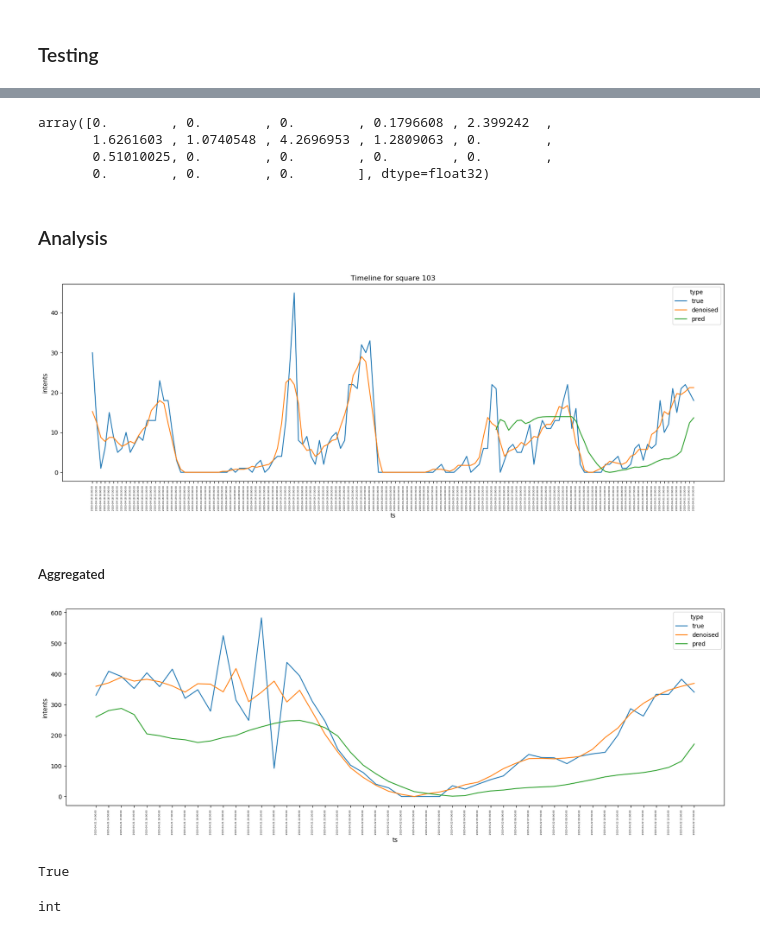
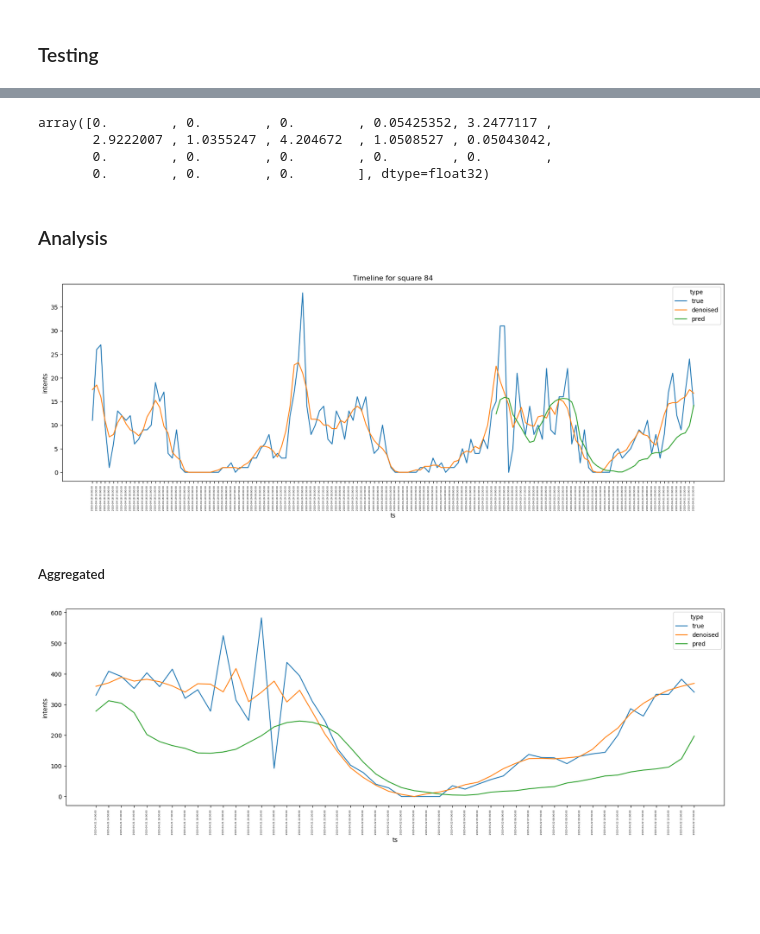
Before and after one commit to andreychubin-careem/geo_spatial_convlstm, a Jupyter notebook: train_model.ipynb, the cells around one changed output, grey strips where cells are left out. Cells and saved outputs as stored; diff of their text form; code cells hidden in the pictures; blank space fills up the shorter version.

```diff
--- a/train_model.ipynb
+++ b/train_model.ipynb
@@ -163,9 +163,9 @@ backbone = EDConvLSTM(
 # %%
 backbone = ConvTTLSTMNet(
     input_channels=1,
-    layers_per_block = (1, 1),
-    hidden_channels  = (8, 8),
-    cell_params={'order': 3, 'steps': 3, 'ranks': 8},
+    layers_per_block = (1),
+    hidden_channels  = (16),
+    cell_params={'order': 3, 'steps': 6, 'ranks': 8},
     kernel_size=3,
     bias=True,
     teacher_forcing=False,
@@ -194,8 +194,8 @@ mse will be used instead of rmse as masked loss function
 # %%
 trainer = pl.Trainer(
     default_root_dir='amman_convttlstm_logs',
-    min_epochs=30,
-    max_epochs=100,
+    min_epochs=10,
+    max_epochs=20,
     num_sanity_val_steps=0,
     log_every_n_steps=1,
     callbacks=[pb, MetricsCallback(), ck]
@@ -260,9 +260,9 @@ np_preds = np.squeeze(np.concatenate([x.numpy() for x in preds]))
 # %%
 np_preds[0][3][9]
 # %% [output]
-array([0.        , 0.        , 0.        , 0.1796608 , 2.399242  ,
-       1.6261603 , 1.0740548 , 4.2696953 , 1.2809063 , 0.        ,
-       0.51010025, 0.        , 0.        , 0.        , 0.        ,
+array([0.        , 0.        , 0.        , 0.05425352, 3.2477117 ,
+       2.9222007 , 1.0355247 , 4.204672  , 1.0508527 , 0.05043042,
+       0.        , 0.        , 0.        , 0.        , 0.        ,
        0.        , 0.        , 0.        ], dtype=float32)
 # %% [markdown]
 ### Analysis
@@ -305,9 +305,9 @@ tt = time['ts'].values[test_indexes[0]-HORIZON:]
 test_data = data[data['ts'] >= tt[0]].copy()
 test_den_data = denoised_df[denoised_df['ts'] >= tt[0]].copy()
 # %%
-draw_series(test_data, test_den_data, np_preds, tt, ids, 2, 103)
+draw_series(test_data, test_den_data, np_preds, tt, ids, 0, 84)
 # %% [output]
-[figure, old version]
+[figure, new version]
 # %% [markdown]
 ##### Aggregated
 # %%
@@ -336,4 +336,4 @@ sns.lineplot(agg, x='ts', y='intents', hue='type')
 plt.xticks(fontsize=4, rotation=90)
 plt.show()
 # %% [output]
-[figure, old version]
+[figure, new version]
@@ -344,4 +339,0 @@ a = set([1, 2, 3])
-# %%
-isinstance(a, Iterable)
-# %% [output]
-True
@@ -350,4 +339,0 @@ a = (1)
-# %%
-type(a)
-# %% [output]
-int
```
Also changed, not shown: parts of 8 cells of this notebook, 1 other file.
